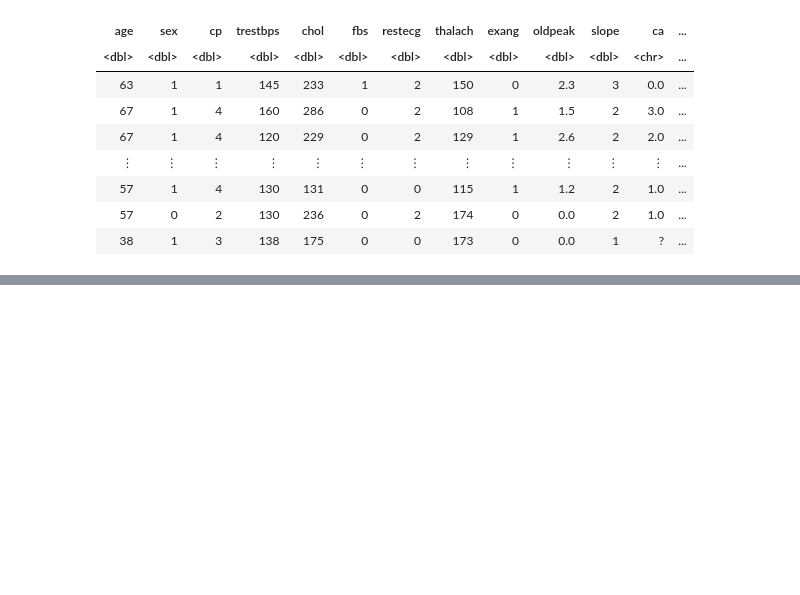
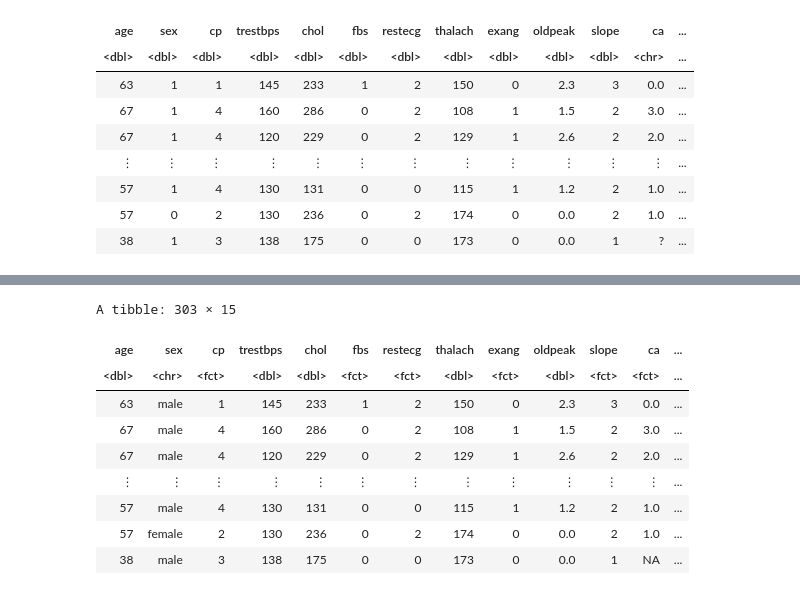
Before and after one commit to ssamiaa/Predicting-HeartDisease-Grp10, a Jupyter notebook: Group Proposal.ipynb, the cells around one changed output, grey strips where cells are left out. Drawn from its saved outputs; the diff is of its cells as text; code cells hidden in the pictures; blank space fills up the shorter version.

```diff
--- a/Group Proposal.ipynb
+++ b/Group Proposal.ipynb
@@ -74,0 +82,25 @@ A spec_tbl_df: 303 × 14
+# %%
+#categorical variables
+heart_newdata <- heart_data |>
+                    mutate(sex = as.factor(sex), cp = as.factor(cp),
+                           fbs = as.factor(fbs), restecg = as.factor(restecg),
+                           exang = as.factor(exang), thal = as.factor(thal),
+                           ca = as.factor(ca), slope = as.factor(slope))
+#missing values
+heart_newdata[ heart_newdata == "?" ] <- NA
+
+heart_newdata <- heart_newdata|>
+                mutate(heart_disease_status = ifelse(num == 0, 'absent', 'present'))|>
+                mutate(sex = ifelse(sex == 1, 'male', 'female'))
+heart_newdata
+# %% [output]
+A tibble: 303 × 15
+| age | sex | cp | trestbps | chol | fbs | restecg | thalach | exang | oldpeak | slope | ca | ... |
+| <dbl> | <chr> | <fct> | <dbl> | <dbl> | <fct> | <fct> | <dbl> | <fct> | <dbl> | <fct> | <fct> | ... |
+| 63 | male | 1 | 145 | 233 | 1 | 2 | 150 | 0 | 2.3 | 3 | 0.0 | ... |
+| 67 | male | 4 | 160 | 286 | 0 | 2 | 108 | 1 | 1.5 | 2 | 3.0 | ... |
+| 67 | male | 4 | 120 | 229 | 0 | 2 | 129 | 1 | 2.6 | 2 | 2.0 | ... |
+| ⋮ | ⋮ | ⋮ | ⋮ | ⋮ | ⋮ | ⋮ | ⋮ | ⋮ | ⋮ | ⋮ | ⋮ | ... |
+| 57 | male | 4 | 130 | 131 | 0 | 0 | 115 | 1 | 1.2 | 2 | 1.0 | ... |
+| 57 | female | 2 | 130 | 236 | 0 | 2 | 174 | 0 | 0.0 | 2 | 1.0 | ... |
+| 38 | male | 3 | 138 | 175 | 0 | 0 | 173 | 0 | 0.0 | 1 | NA | ... |
```
Also changed, not shown: parts of 15 cells of this notebook.
